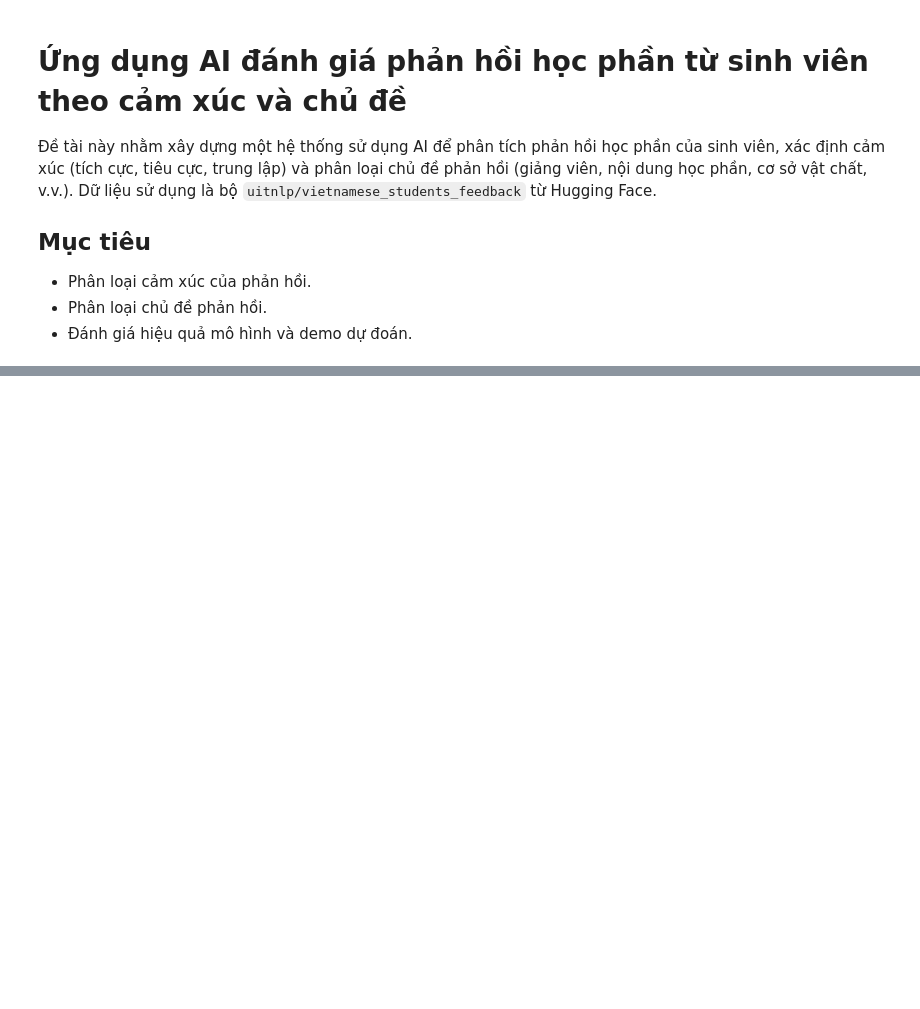
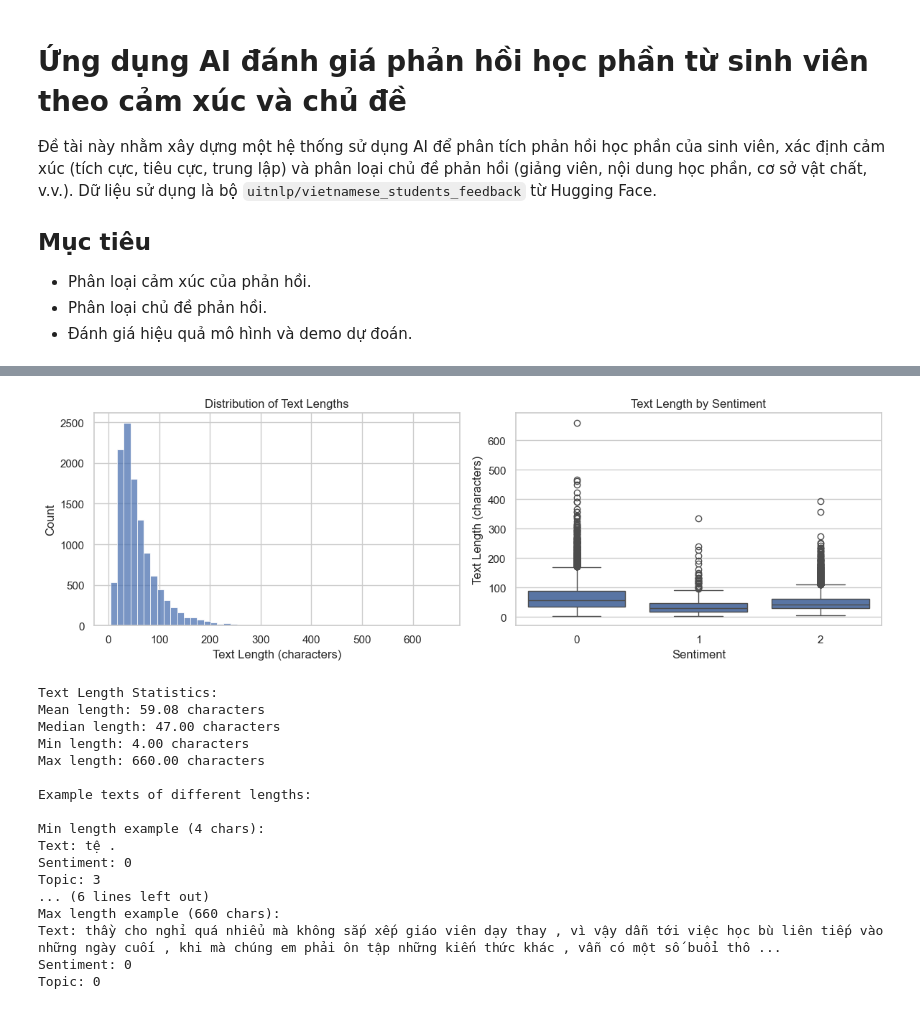
Before and after one commit to ducqhl/UIT2025_AI_Thinking, a Jupyter notebook: AI_Student_Feedback_Analysis.ipynb, the cells around one changed output, grey strips where cells are left out. Saved outputs shown, nothing was run; the diff lists cells and outputs as text; code cells hidden in the pictures; blank space fills up the shorter version.

```diff
--- a/AI_Student_Feedback_Analysis.ipynb
+++ b/AI_Student_Feedback_Analysis.ipynb
@@ -46,0 +98,58 @@ dataset_cleaned = dataset.map(lambda x: {"text": preprocess_text(x["text"])})
+# %%
+# Analyze text length distribution
+train_df['text_length'] = train_df['sentence'].str.len()
+
+plt.figure(figsize=(12, 4))
+
+# Plot text length distribution
+plt.subplot(121)
+sns.histplot(data=train_df, x='text_length', bins=50)
+plt.title('Distribution of Text Lengths')
+plt.xlabel('Text Length (characters)')
+plt.ylabel('Count')
+
+# Box plot of text length by sentiment
+plt.subplot(122)
+sns.boxplot(data=train_df, x='sentiment', y='text_length')
+plt.title('Text Length by Sentiment')
+plt.xlabel('Sentiment')
+plt.ylabel('Text Length (characters)')
+
+plt.tight_layout()
+plt.show()
+
+# Print text length statistics
+print("\nText Length Statistics:")
+length_stats = train_df['text_length'].describe()
+print(f"Mean length: {length_stats['mean']:.2f} characters")
+print(f"Median length: {length_stats['50%']:.2f} characters")
+print(f"Min length: {length_stats['min']:.2f} characters")
+print(f"Max length: {length_stats['max']:.2f} characters")
+
+# Show some examples of different lengths
+print("\nExample texts of different lengths:")
+for length_type in ['min', 'mean', 'max']:
+    idx = (train_df['text_length'] - length_stats[length_type]).abs().idxmin()
+    print(f"\n{length_type.capitalize()} length example ({train_df.loc[idx, 'text_length']} chars):")
+    print(f"Text: {train_df.loc[idx, 'sentence']}")
+    print(f"Sentiment: {train_df.loc[idx, 'sentiment']}")
+    print(f"Topic: {train_df.loc[idx, 'topic']}")
+# %% [output]
+[figure, added]
+Text Length Statistics:
+Mean length: 59.08 characters
+Median length: 47.00 characters
+Min length: 4.00 characters
+Max length: 660.00 characters
+
+Example texts of different lengths:
+
+Min length example (4 chars):
+Text: tệ .
+Sentiment: 0
+Topic: 3
+... (6 lines left out)
+Max length example (660 chars):
+Text: thầy cho nghỉ quá nhiểu mà không sắp xếp giáo viên dạy thay , vì vậy dẫn tới việc học bù liên tiếp vào những ngày cuối , khi mà chúng em phải ôn tập những kiến thức khác , vẫn có một số buổi thô ...
+Sentiment: 0
+Topic: 0
```
Also changed, not shown: parts of 8 cells of this notebook, 2 other files.
